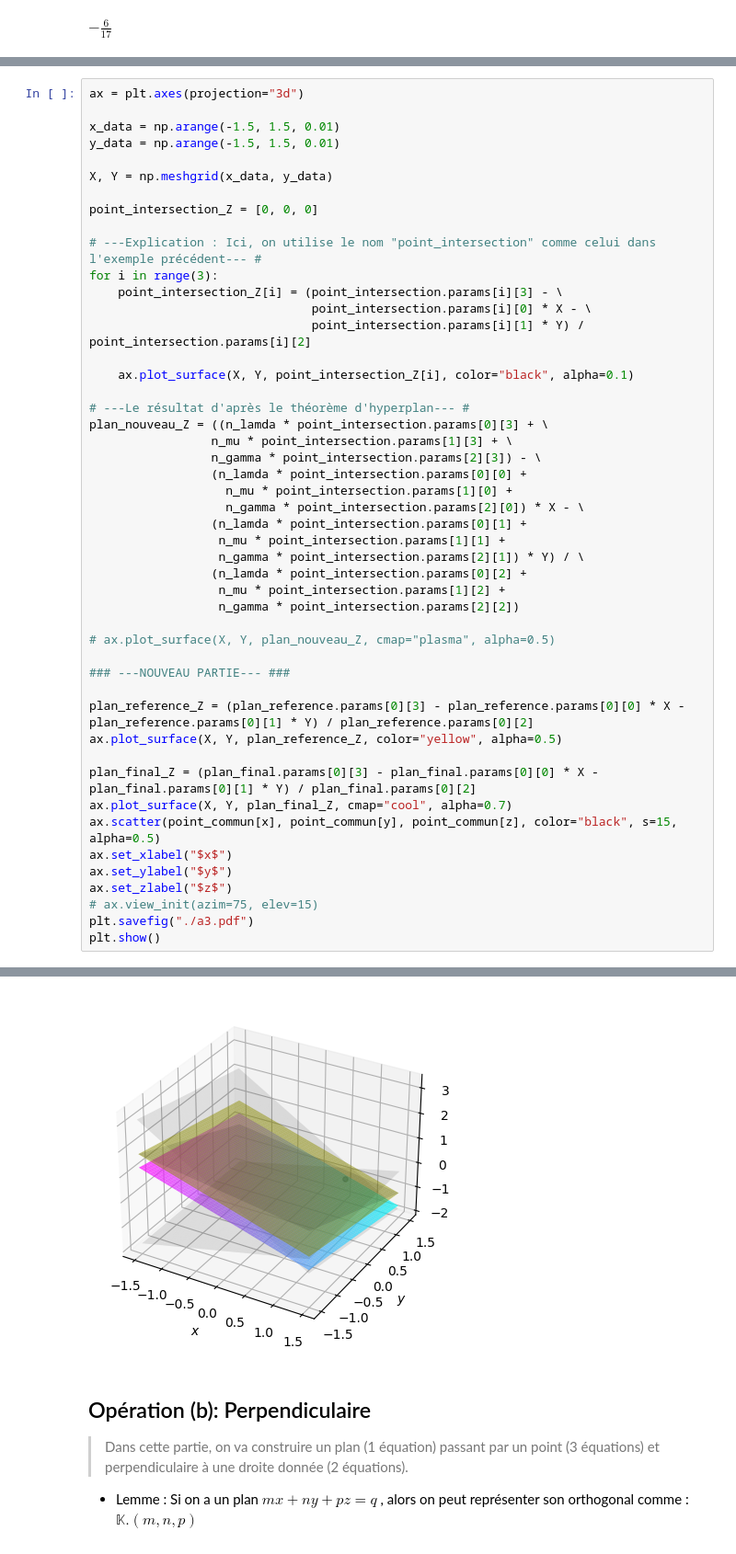
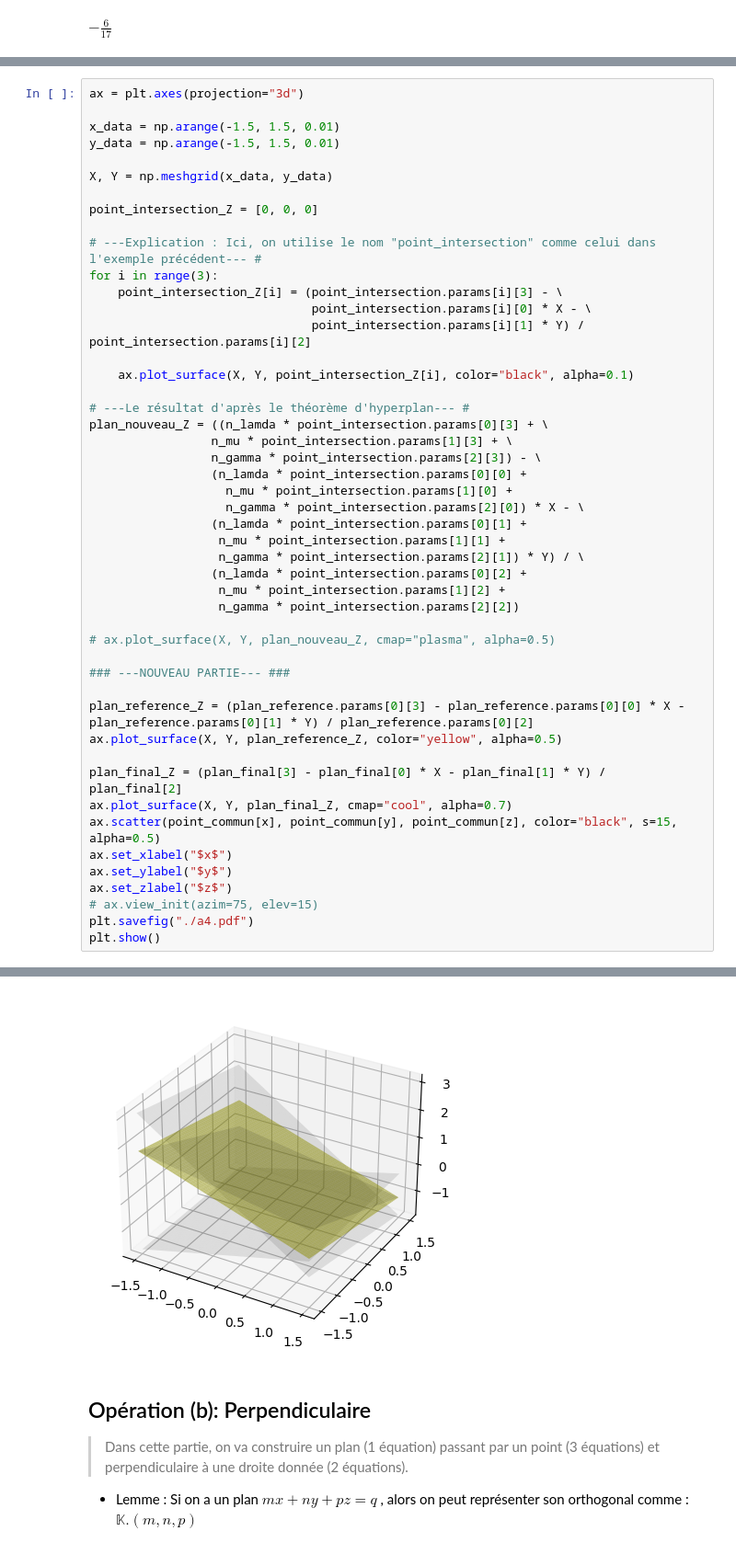
Before and after one commit to Languisher/Projects-2023, a Jupyter notebook: Projet_AL/Projet_Final.ipynb, the cells around one changed output, grey strips where cells are left out. Shown at 92% size. Cells and saved outputs as stored; diff of their text form.

```diff
--- a/Projet_AL/Projet_Final.ipynb
+++ b/Projet_AL/Projet_Final.ipynb
@@ -388,13 +434,13 @@ plan_nouveau_Z = ((n_lamda * point_intersection.params[0][3] + \
 plan_reference_Z = (plan_reference.params[0][3] - plan_reference.params[0][0] * X - plan_reference.params[0][1] * Y) / plan_reference.params[0][2]
 ax.plot_surface(X, Y, plan_reference_Z, color="yellow", alpha=0.5)
 
-plan_final_Z = (plan_final.params[0][3] - plan_final.params[0][0] * X - plan_final.params[0][1] * Y) / plan_final.params[0][2]
+plan_final_Z = (plan_final[3] - plan_final[0] * X - plan_final[1] * Y) / plan_final[2]
 ax.plot_surface(X, Y, plan_final_Z, cmap="cool", alpha=0.7)
 ax.scatter(point_commun[x], point_commun[y], point_commun[z], color="black", s=15, alpha=0.5)
 ax.set_xlabel("$x$")
 ax.set_ylabel("$y$")
 ax.set_zlabel("$z$")
 # ax.view_init(azim=75, elev=15)
-plt.savefig("./a3.pdf")
+plt.savefig("./a4.pdf")
 plt.show()
 # %% [output]
@@ -401,4 +448,4 @@ plt.show()
-[figure, old version]
+[figure, new version]
 # %% [markdown]
 ## Opération (b): Perpendiculaire
 
```
Also changed, not shown: parts of 5 cells of this notebook, 7 other files.
